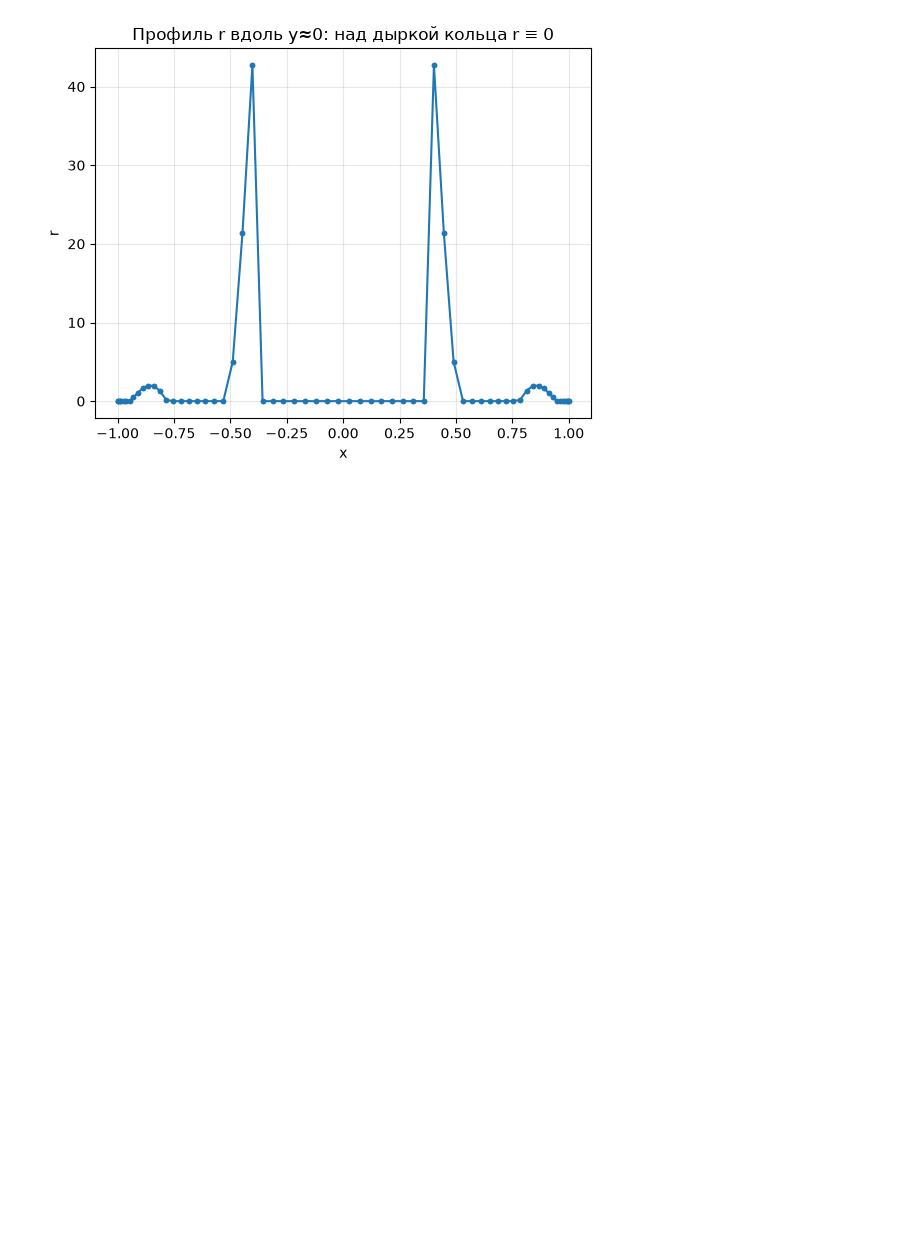
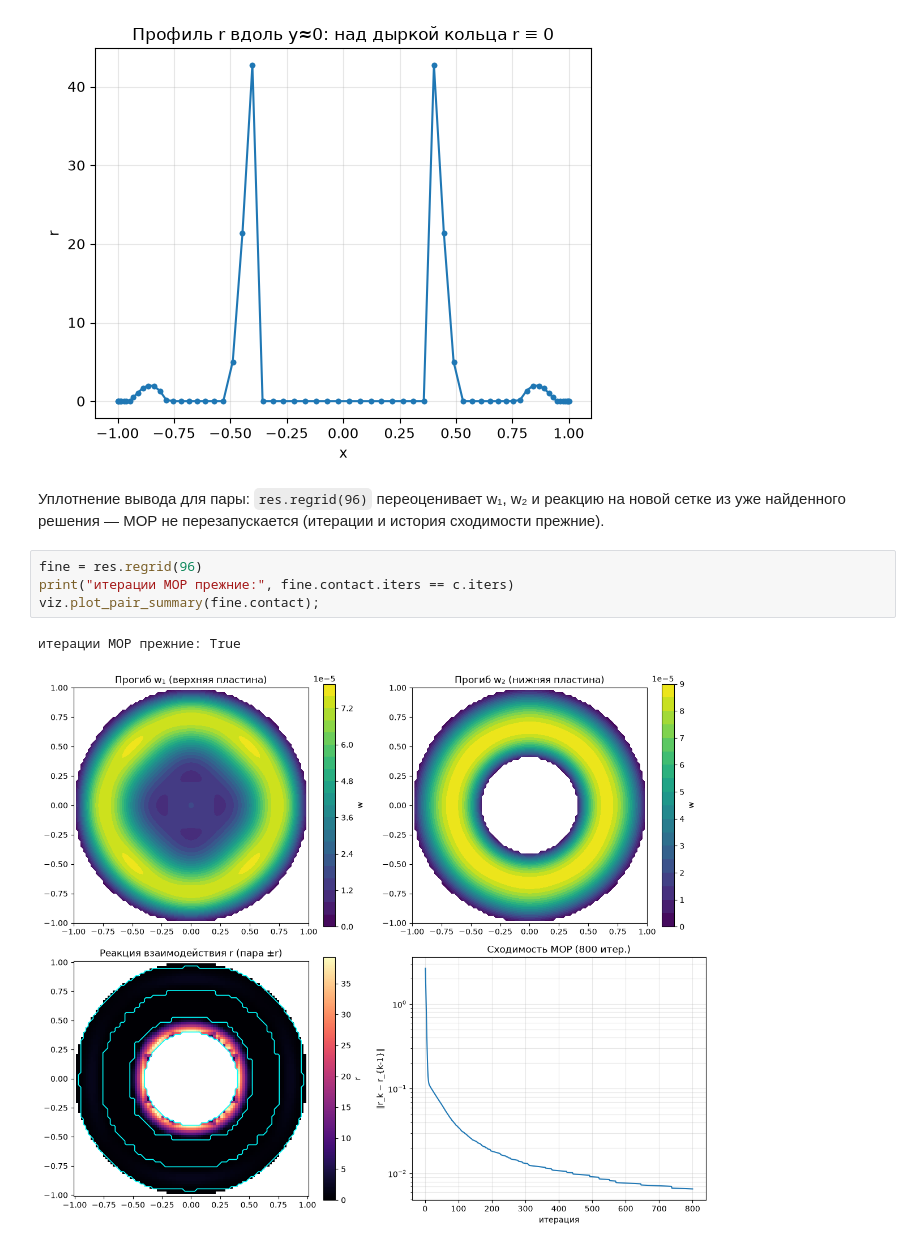
Before and after one commit to AnatoDu/plate-solver, a Jupyter notebook: notebooks/05_two_plates.ipynb, the cells around one changed output. Drawn from its saved outputs; the diff is of its cells as text; blank space fills up the shorter version.

```diff
--- a/notebooks/05_two_plates.ipynb
+++ b/notebooks/05_two_plates.ipynb
@@ -29,3 +29,12 @@ plt.title("Профиль r вдоль y≈0: над дыркой кольца r
 # %% [output]
 Text(0.5, 1.0, 'Профиль r вдоль y≈0: над дыркой кольца r ≡ 0')
 [figure]
+# %% [markdown]
+Уплотнение вывода для пары: `res.regrid(96)` переоценивает w₁, w₂ и реакцию на новой сетке из уже найденного решения — МОР не перезапускается (итерации и история сходимости прежние).
+# %%
+fine = res.regrid(96)
+print("итерации МОР прежние:", fine.contact.iters == c.iters)
+viz.plot_pair_summary(fine.contact);
+# %% [output]
+итерации МОР прежние: True
+[figure, added]
```
Also changed, not shown: 9 other files.
